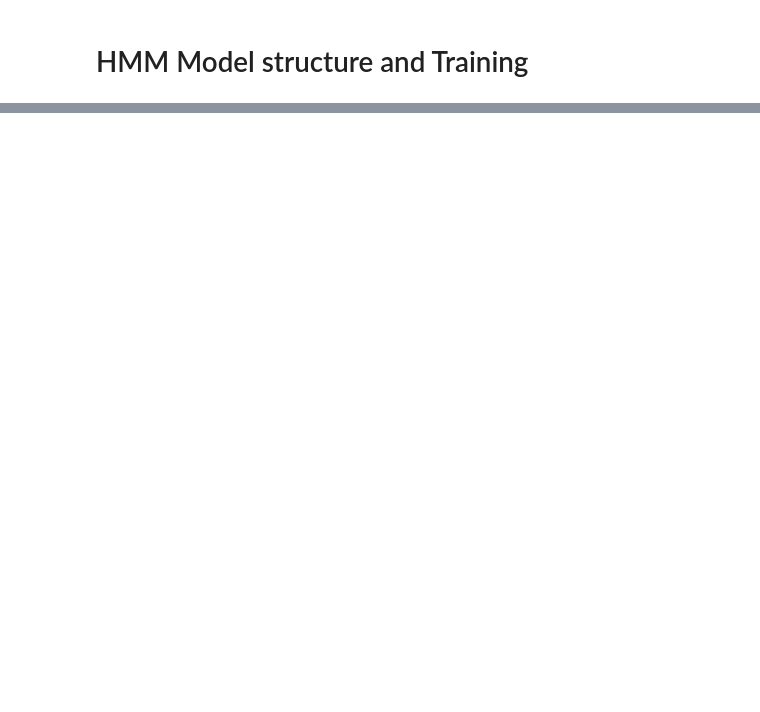
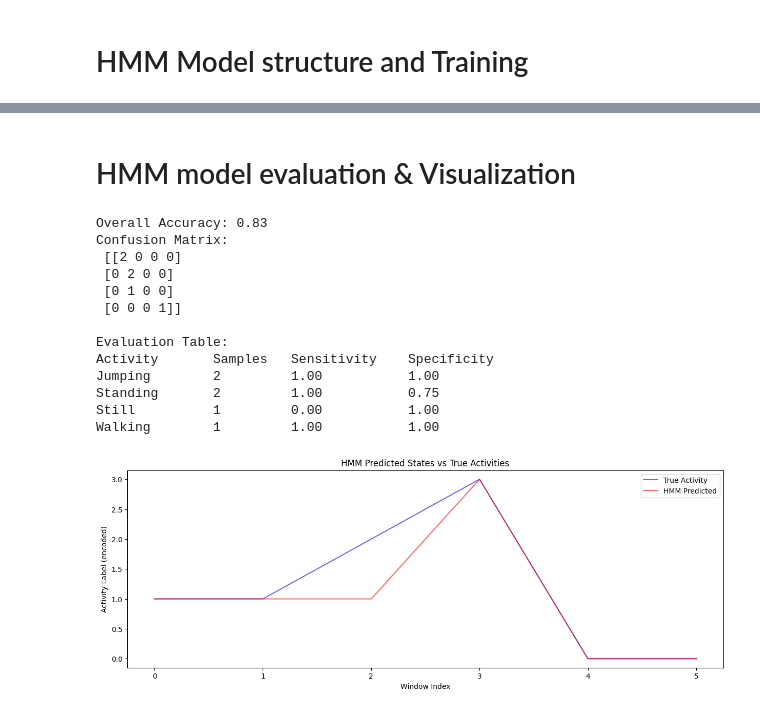
Before and after one commit to IrakizaGaius/activity-recognition-hmm, a Jupyter notebook: Hmm.ipynb, the cells around one changed output, grey strips where cells are left out. Saved outputs shown, nothing was run; the diff lists cells and outputs as text; code cells hidden in the pictures; blank space fills up the shorter version.

```diff
--- a/Hmm.ipynb
+++ b/Hmm.ipynb
@@ -110,0 +249,80 @@ def extract_features(df, sensor_type, window_size=WINDOW_SIZE, step_size=STEP_SI
+# %% [markdown]
+# HMM model evaluation & Visualization
+# %%
+# Evalution on unseen test data
+test_path = "Activity_Data/features_test_50Hz.csv"
+df_test = pd.read_csv(test_path)
+X_test = df_test.drop(columns=["activity"]).values
+y_test = df_test["activity"].values
+
+X_test_scaled = scaler.transform(X_test)
+X_test_pca = pca.transform(X_test_scaled)
+
+
+states_test = model.predict(X_test_pca)
+
+le = LabelEncoder()
+y_encoded = le.fit_transform(y_test)
+activities_encoded = np.arange(len(le.classes_))
+
+state_to_label = {}
+for s in range(n_components):
+    labels_in_state = y_encoded[states_test == s]
+    if len(labels_in_state) == 0:
+        state_to_label[s] = -1
+    else:
+        state_to_label[s] = np.bincount(labels_in_state).argmax()
+
+y_pred_encoded = np.array([state_to_label[s] for s in states_test])
+
+# confusion matrix, accuracy, sensitivity, specificity
+
+cm = confusion_matrix(y_encoded, y_pred_encoded, labels=activities_encoded)
+acc = accuracy_score(y_encoded, y_pred_encoded)
+print(f"\nOverall Accuracy: {acc:.2f}")
+print("Confusion Matrix:\n", cm)
+
+# Sensitivity & Specificity
+sensitivity = np.diag(cm) / np.sum(cm, axis=1)
+specificity = []
+for i in range(len(cm)):
+    tn = cm.sum() - (cm[i,:].sum() + cm[:,i].sum() - cm[i,i])
+    fp = cm[:,i].sum() - cm[i,i]
+    specificity.append(tn / (tn + fp))
+
+num_samples = cm.sum(axis=1)
+
+# Print evaluation table
+print("\nEvaluation Table:")
+print(f"{'Activity':<15}{'Samples':<10}{'Sensitivity':<15}{'Specificity':<15}")
+for i, act in enumerate(le.classes_):
+    print(f"{act:<15}{num_samples[i]:<10}{sensitivity[i]:<15.2f}{specificity[i]:<15.2f}")
+
+# Inverse transform to original labels for plotting
+y_pred = le.inverse_transform(y_pred_encoded)
+y_true = le.inverse_transform(y_encoded)
+
+# Plot true vs predicted activities
+plt.figure(figsize=(15,5))
+plt.plot(y_encoded, label='True Activity', color='blue', alpha=0.6)
+plt.plot(y_pred_encoded, label='HMM Predicted', color='red', alpha=0.6)
+plt.xlabel('Window Index')
+plt.ylabel('Activity Label (encoded)')
+plt.title('HMM Predicted States vs True Activities')
+plt.legend()
+plt.show()
+# %% [output]
+Overall Accuracy: 0.83
+Confusion Matrix:
+ [[2 0 0 0]
+ [0 2 0 0]
+ [0 1 0 0]
+ [0 0 0 1]]
+
+Evaluation Table:
+Activity       Samples   Sensitivity    Specificity
+Jumping        2         1.00           1.00
+Standing       2         1.00           0.75
+Still          1         0.00           1.00
+Walking        1         1.00           1.00
+[figure, added]
```
Also changed, not shown: parts of 8 cells of this notebook, 2 other files.
